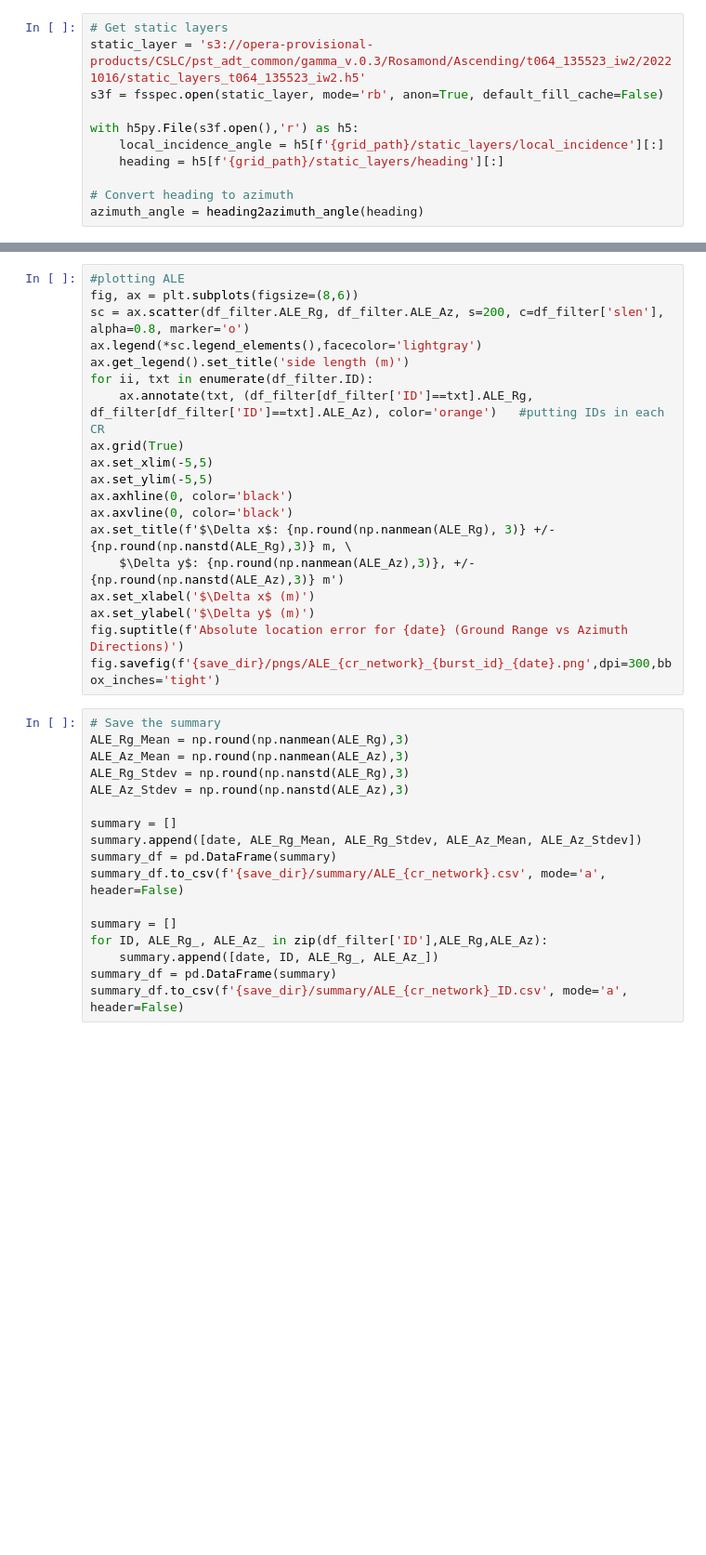
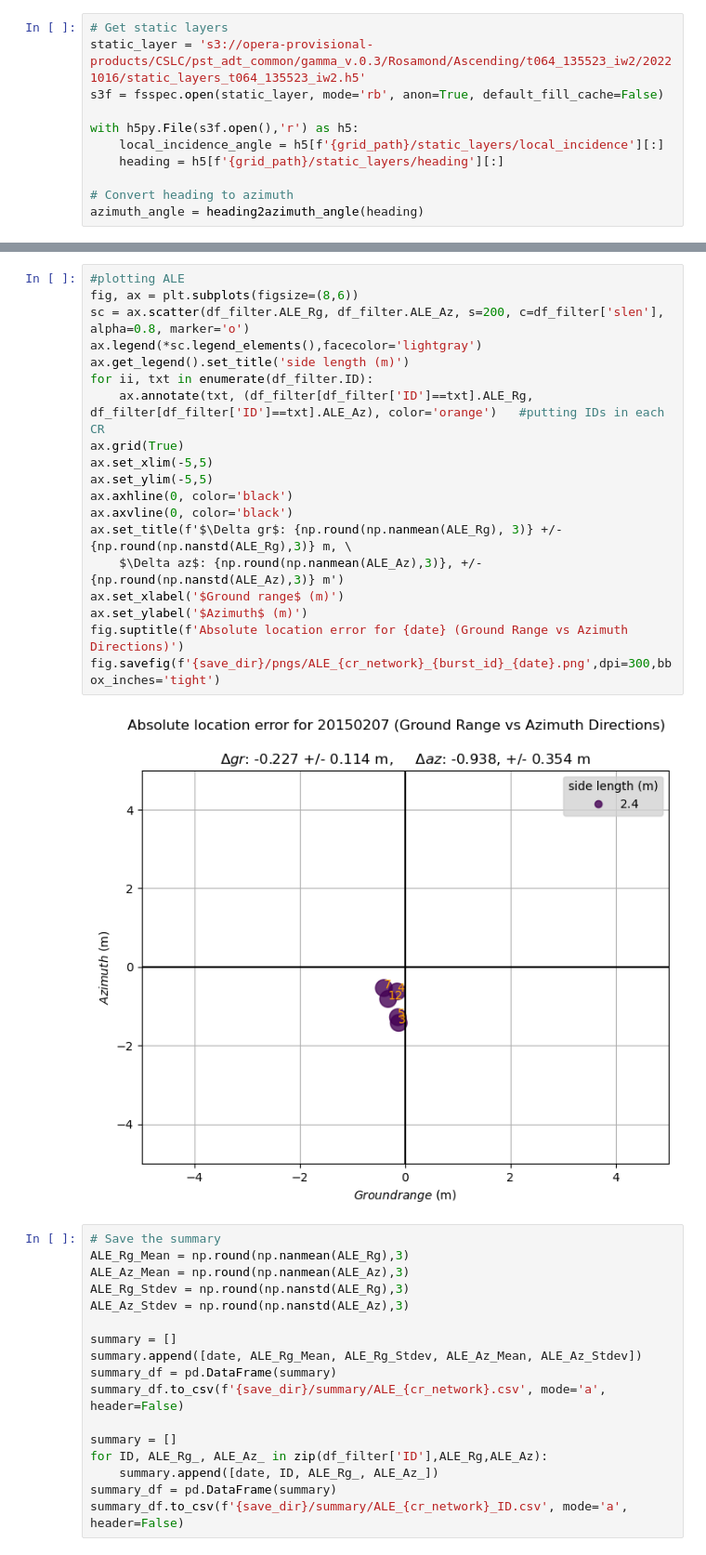
Before and after one commit to gracebato/calval-CSLC, a Jupyter notebook: ALE_COMPASS_Stream.ipynb, the cells around one changed output, grey strips where cells are left out. Shown: that part at 93% size. Cells and saved outputs as stored; diff of their text form; blank space fills up the shorter version.

```diff
--- a/ALE_COMPASS_Stream.ipynb
+++ b/ALE_COMPASS_Stream.ipynb
@@ -350,22 +417,24 @@ fig.suptitle(f'Absolute location error for {date} (Eastings vs Northings directi
 # %%
 #plotting ALE
 fig, ax = plt.subplots(figsize=(8,6))
 sc = ax.scatter(df_filter.ALE_Rg, df_filter.ALE_Az, s=200, c=df_filter['slen'], alpha=0.8, marker='o')
 ax.legend(*sc.legend_elements(),facecolor='lightgray')
 ax.get_legend().set_title('side length (m)')
 for ii, txt in enumerate(df_filter.ID):
     ax.annotate(txt, (df_filter[df_filter['ID']==txt].ALE_Rg, df_filter[df_filter['ID']==txt].ALE_Az), color='orange')   #putting IDs in each CR
 ax.grid(True)
 ax.set_xlim(-5,5)
 ax.set_ylim(-5,5)
 ax.axhline(0, color='black')
 ax.axvline(0, color='black')
-ax.set_title(f'$\Delta x$: {np.round(np.nanmean(ALE_Rg), 3)} +/- {np.round(np.nanstd(ALE_Rg),3)} m, \
-    $\Delta y$: {np.round(np.nanmean(ALE_Az),3)}, +/- {np.round(np.nanstd(ALE_Az),3)} m')
-ax.set_xlabel('$\Delta x$ (m)')
-ax.set_ylabel('$\Delta y$ (m)')
+ax.set_title(f'$\Delta gr$: {np.round(np.nanmean(ALE_Rg), 3)} +/- {np.round(np.nanstd(ALE_Rg),3)} m, \
+    $\Delta az$: {np.round(np.nanmean(ALE_Az),3)}, +/- {np.round(np.nanstd(ALE_Az),3)} m')
+ax.set_xlabel('$Ground range$ (m)')
+ax.set_ylabel('$Azimuth$ (m)')
 fig.suptitle(f'Absolute location error for {date} (Ground Range vs Azimuth Directions)')
 fig.savefig(f'{save_dir}/pngs/ALE_{cr_network}_{burst_id}_{date}.png',dpi=300,bbox_inches='tight')
+# %% [output]
+[figure, added]
 # %%
 # Save the summary
 ALE_Rg_Mean = np.round(np.nanmean(ALE_Rg),3)
```
Also changed, not shown: parts of 9 cells of this notebook.
